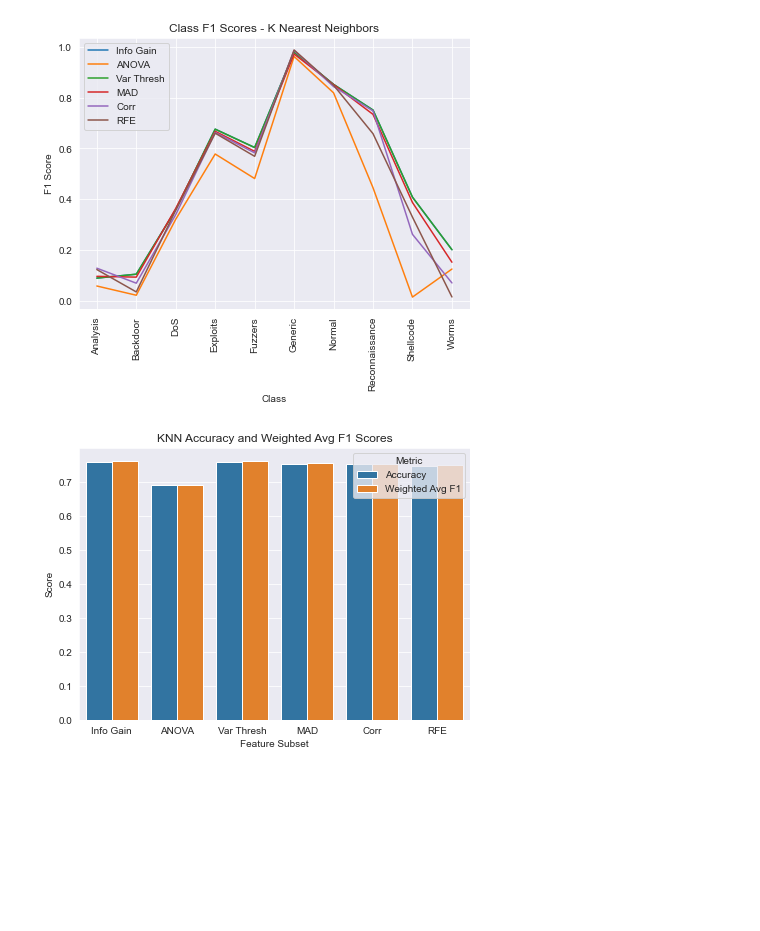
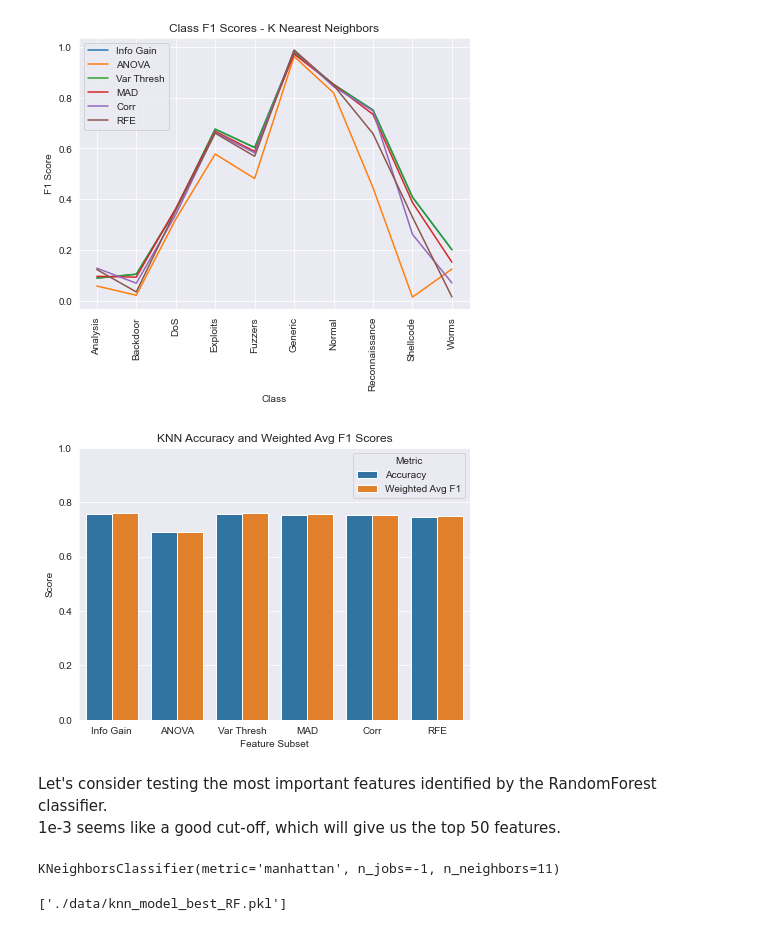
Before and after one commit to pvan1/DATA-606-Capstone, a Jupyter notebook: capstone-phase2.ipynb, the cells around one changed output. Saved outputs shown, nothing was run; the diff lists cells and outputs as text; code cells hidden in the pictures; blank space fills up the shorter version.

```diff
--- a/capstone-phase2.ipynb
+++ b/capstone-phase2.ipynb
@@ -525,6 +557,14 @@ weighted avg       0.34      0.23      0.18    175341
 # %% [markdown]
 Here we see with a larger set of features, the model performs much worse - a limitation of the model.
 These are pretty terrible results, but NB isn't a very powerful algorithm.
+# %%
+# reload class reports from previous run so we can plot them
+rep_dict_gnb_ig = joblib.load('./data/rep_dict_gnb_ig.pkl')
+rep_dict_gnb_anova = joblib.load('./data/rep_dict_gnb_anova.pkl')
+rep_dict_gnb_vt = joblib.load('./data/rep_dict_gnb_vt.pkl')
+rep_dict_gnb_mad = joblib.load('./data/rep_dict_gnb_mad.pkl')
+rep_dict_gnb_corr = joblib.load('./data/rep_dict_gnb_corr.pkl')
+rep_dict_gnb_rfe = joblib.load('./data/rep_dict_gnb_rfe.pkl')
 # %%
 reports = [rep_dict_gnb_ig, rep_dict_gnb_anova, rep_dict_gnb_vt, rep_dict_gnb_mad, rep_dict_gnb_corr, rep_dict_gnb_rfe]
 lgnds = ['Info Gain', 'ANOVA', 'Var Thresh', 'MAD', 'Corr', 'RFE']
@@ -574,0 +618,2 @@ With this model the feature subsets generated by Information Gain, ANOVA and MAD
+# %%
+rfb3_sorted_importances = joblib.load('./data/rfb3_sorted_feature_importances.pkl')
@@ -1225,6 +1330,13 @@ joblib.dump(con_mat_rfe, './data/con_mat_knn_best_rfe.pkl')
 joblib.dump(rep_dict_best_rfe, './data/best_rfe_class_rep.pkl')
 # %% [output]
 ['./data/best_rfe_class_rep.pkl']
+# %%
+rep_dict_best = joblib.load('./data/best_11NN_ig_class_rep.pkl')
+rep_dict_best_anova = joblib.load('./data/best_anova_class_rep.pkl')
+rep_dict_best_vt = joblib.load('./data/best_vt_class_rep.pkl')
+rep_dict_best_mad = joblib.load('./data/best_mad_class_rep.pkl')
+rep_dict_best_corr = joblib.load('./data/best_corr_class_rep.pkl')
+rep_dict_best_rfe = joblib.load('./data/best_rfe_class_rep.pkl')
 # %%
 knn_reports = [rep_dict_best, rep_dict_best_anova, rep_dict_best_vt, rep_dict_best_mad, rep_dict_best_corr, rep_dict_best_rfe]
 knn_lgnds = ['Info Gain', 'ANOVA', 'Var Thresh', 'MAD', 'Corr', 'RFE']
@@ -1264,9 +1376,13 @@ knn_metric_df = pd.DataFrame(knn_f1_acc, columns=['Metric', 'Feature Subset', 'S
 # %%
 plt.figure(figsize=(7, 5))
 sns.set_style('darkgrid')
 knn_metric_chart = sns.barplot(x='Feature Subset', y='Score', hue='Metric', data=knn_metric_df)
 knn_metric_chart.set_title('KNN Accuracy and Weighted Avg F1 Scores')
+plt.ylim(ymax=1.0)
 plt.savefig('./images/feat_subset_acc_f1_knn.png', dpi=300, bbox_inches='tight')
 plt.show()
 # %% [output]
-[figure, old version]
+[figure, new version]
+# %% [markdown]
+Let's consider testing the most important features identified by the RandomForest classifier.
+1e-3 seems like a good cut-off, which will give us the top 50 features.
@@ -1272,0 +1396,10 @@ plt.show()
+# %%
+knn_model_best_RF = KNeighborsClassifier(n_neighbors=11, weights='uniform', metric='manhattan', n_jobs=-1)
+knn_model_best_RF.fit(train_std_RF, y_train)
+# %% [output]
+KNeighborsClassifier(metric='manhattan', n_jobs=-1, n_neighbors=11)
+# %%
+joblib.dump(knn_model_best_RF, './data/knn_model_best_RF.pkl')
+#knn_model_best_RF = joblib.load('./data/knn_model_best_RF.pkl')
+# %% [output]
+['./data/knn_model_best_RF.pkl']
```
Also changed, not shown: parts of 41 cells of this notebook.
